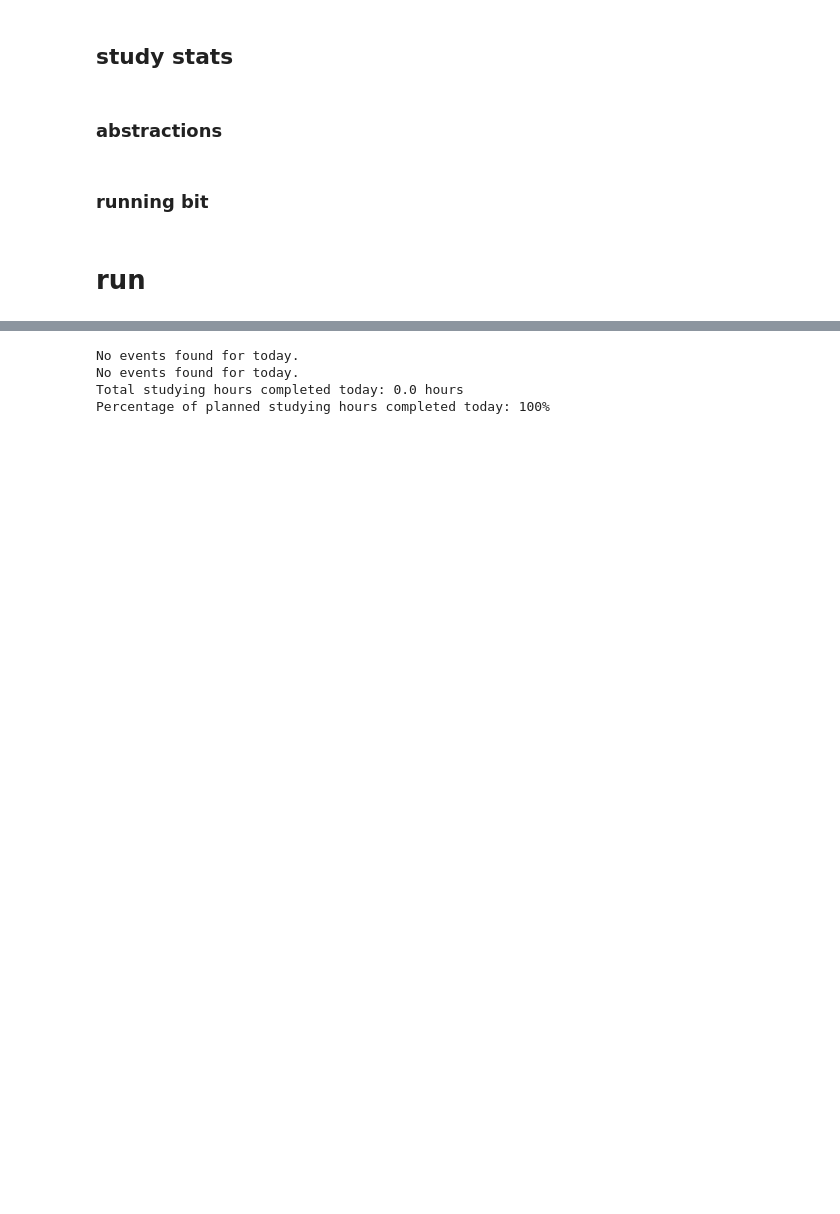
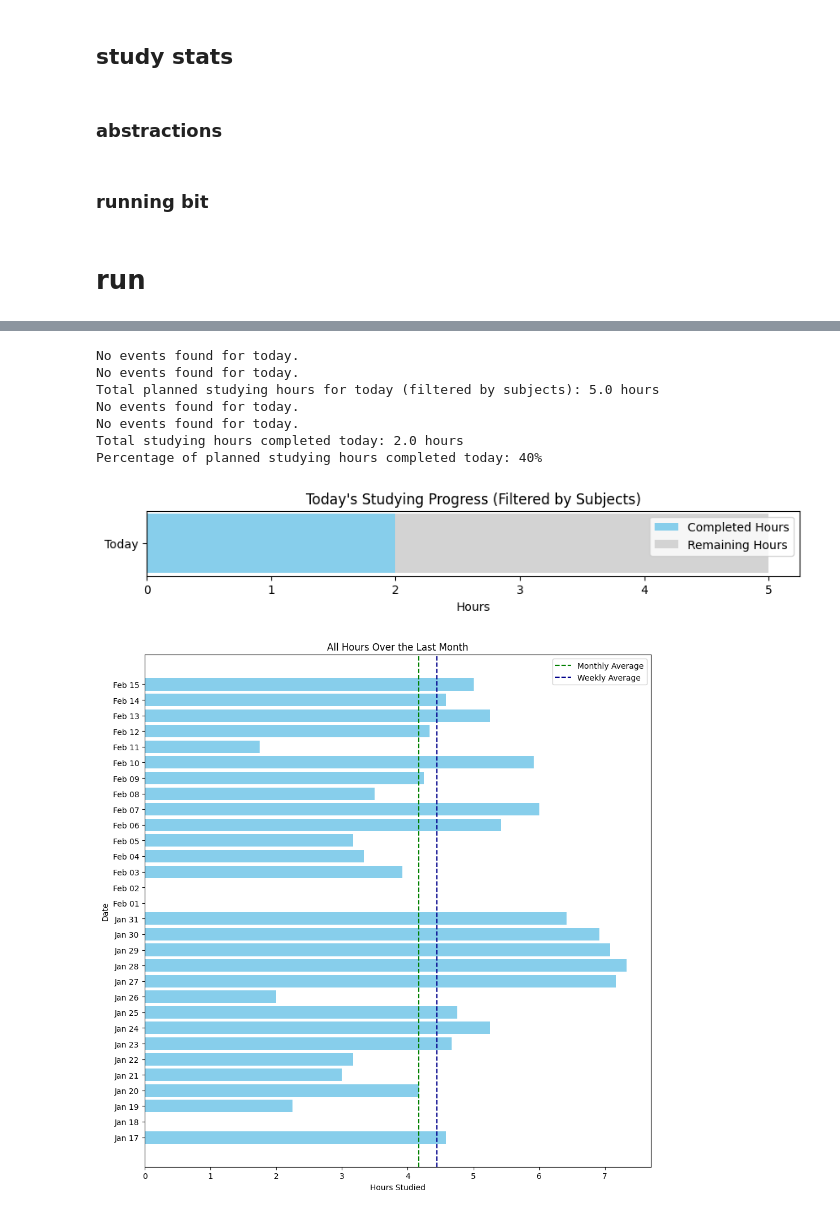
Before and after one commit to brimell/studying, a Jupyter notebook: study_stats.ipynb, the cells around one changed output, grey strips where cells are left out. Saved outputs shown, nothing was run; the diff lists cells and outputs as text; code cells hidden in the pictures; blank space fills up the shorter version.

Commit message:
the plot_studying_progress function now uses all the passed in calendar ids but only counts events that are in the subjects dictionary

```diff
--- a/study_stats.ipynb
+++ b/study_stats.ipynb
@@ -267,24 +283,37 @@ def fetch_daily_subject_hours(service, calendar_id, subject, subject_terms, date
 # %% [markdown]
 ## studying progress
 # %%
-def plot_studying_progress(service, calendar_id):
-    # Get the total planned and completed studying hours for today
-    planned_hours_today = get_all_studying_hours_today(service, calendar_id)
-    completed_hours_today = get_studying_hours_completed_today(service, calendar_id)
-    if planned_hours_today == 0:
+def plot_studying_progress(service, calendar_ids, subjects):
+    total_planned = 0
+    total_completed = 0
+
+    # Ensure calendar_ids is a list
+    if not isinstance(calendar_ids, list):
+        calendar_ids = [calendar_ids]
+
+    # Sum the filtered planned and completed hours from all calendars
+    for calendar_id in calendar_ids:
+        planned = get_all_studying_hours_today(service, calendar_id, subjects)
+        completed = get_studying_hours_completed_today(service, calendar_id, subjects)
+        total_planned += planned
+        total_completed += completed
+
+    if total_planned == 0:
         percentage_completed = 100
     else:
-        percentage_completed = (completed_hours_today / planned_hours_today) * 100
-    print(f"Total studying hours completed today: {completed_hours_today:.1f} hours")
+        percentage_completed = (total_completed / total_planned) * 100
+
+    print(f"Total studying hours completed today: {total_completed:.1f} hours")
     print(f"Percentage of planned studying hours completed today: {round(percentage_completed)}%")
 
-    # Today's progress
     plt.figure(figsize=(10, 1))
-    plt.barh(['Today'], [completed_hours_today], color='skyblue', label='Completed Hours')
-    plt.barh(['Today'], [planned_hours_today - completed_hours_today], left=[completed_hours_today], color='lightgrey', label='Remaining Hours')
+    plt.barh(['Today'], [total_completed], color='skyblue', label='Completed Hours')
+    plt.barh(['Today'], [total_planned - total_completed],
+             left=[total_completed], color='lightgrey', label='Remaining Hours')
     plt.xlabel('Hours')
-    plt.title('Today\'s Studying Progress')
+    plt.title("Today's Studying Progress (Filtered by Subjects)")
     plt.legend()
+    plt.show()
 # %% [markdown]
 ## studying hours over past month
 # %%
@@ -562,12 +591,17 @@ Maths: 12.9 hrs, Computer Science: 4.9 hrs, CS NEA: 7.8 hrs, Physics: 6.5 hrs,
 # %%
-plot_studying_progress(service, calendar_ids[0])
+plot_studying_progress(service, calendar_ids, subjects)
 # plot_studying_hours_over_past_month(service, calendar_ids[0])
 plot_subject_hours_over_past_month(service, calendar_ids, subject=None, subjects=subjects)
 # %% [output]
 No events found for today.
 No events found for today.
-Total studying hours completed today: 0.0 hours
-Percentage of planned studying hours completed today: 100%
+Total planned studying hours for today (filtered by subjects): 5.0 hours
+No events found for today.
+No events found for today.
+Total studying hours completed today: 2.0 hours
+Percentage of planned studying hours completed today: 40%
+[figure, added]
+[figure, added]
 # %%
 # print(calculate_average_hours_since_date(service, calendar_ids[0], "TMUA", subjects, dt.datetime(2024, 5, 25)))
 # %%
```
Also changed, not shown: parts of 4 cells of this notebook.
